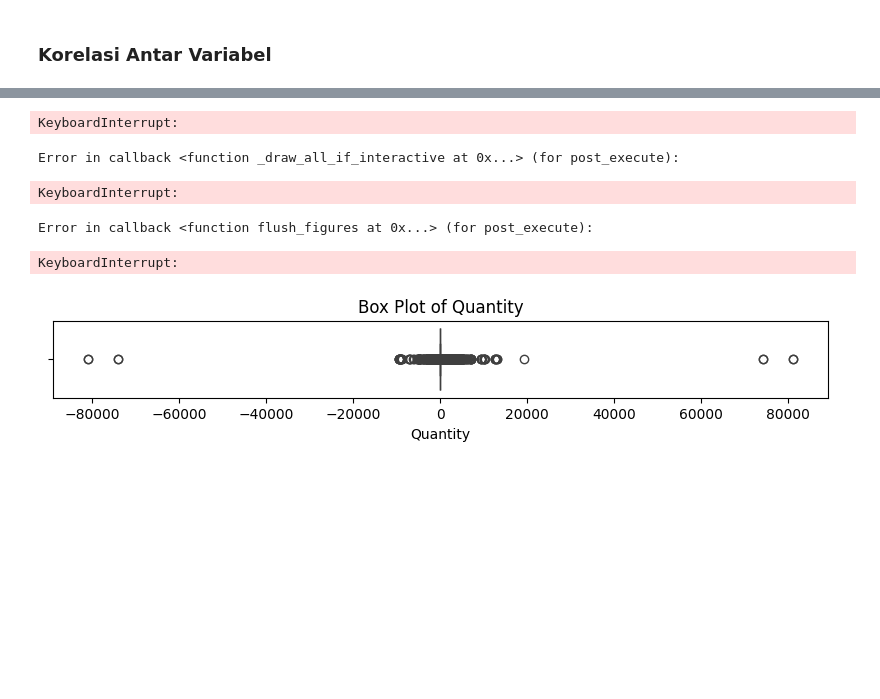
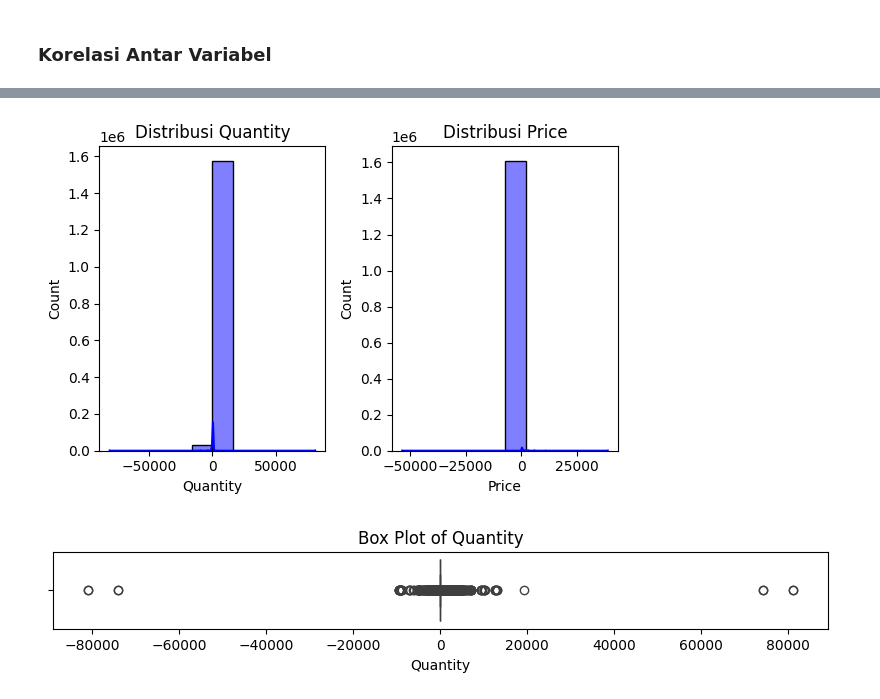
Before and after one commit to ShiftorTheOrca/asah-capstone, a Jupyter notebook: Asah_Fetch_A25_CS328.ipynb, the cells around one changed output, grey strips where cells are left out. Cells and saved outputs as stored; diff of their text form; code cells hidden in the pictures; blank space fills up the shorter version.

```diff
--- a/Asah_Fetch_A25_CS328.ipynb
+++ b/Asah_Fetch_A25_CS328.ipynb
@@ -152,19 +152,15 @@ plt.show()
 # %%
-column_display = ['Quantity', 'InvoiceDate', 'Price']
+column_display = ['Quantity', 'Price']
 plt.figure(figsize=(6, 4))
 
 for i, column in enumerate(column_display, 1):
-  plt.subplot(1, 3, i)
+  plt.subplot(1, 2, i)
   sns.histplot(df_all[column], bins=10, kde=True, color='blue')
   plt.title(f'Distribusi {column}')
 plt.tight_layout()
 plt.show()
 # %% [output]
-KeyboardInterrupt:
-Error in callback <function _draw_all_if_interactive at 0x...> (for post_execute):
-KeyboardInterrupt:
-Error in callback <function flush_figures at 0x...> (for post_execute):
-KeyboardInterrupt:
+[figure, added]
 # %%
 numerik = ['Quantity', 'Price']
 for feature in numerik:
```
Also changed, not shown: parts of 17 cells of this notebook.
